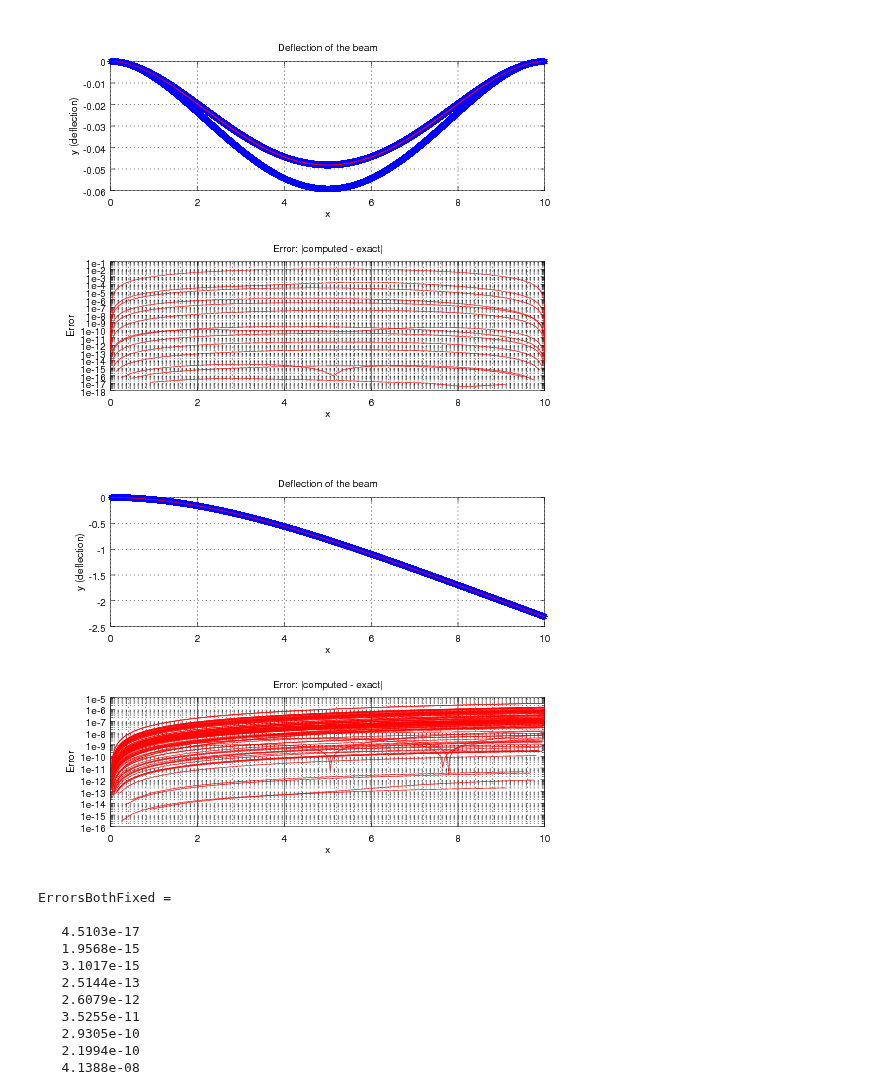
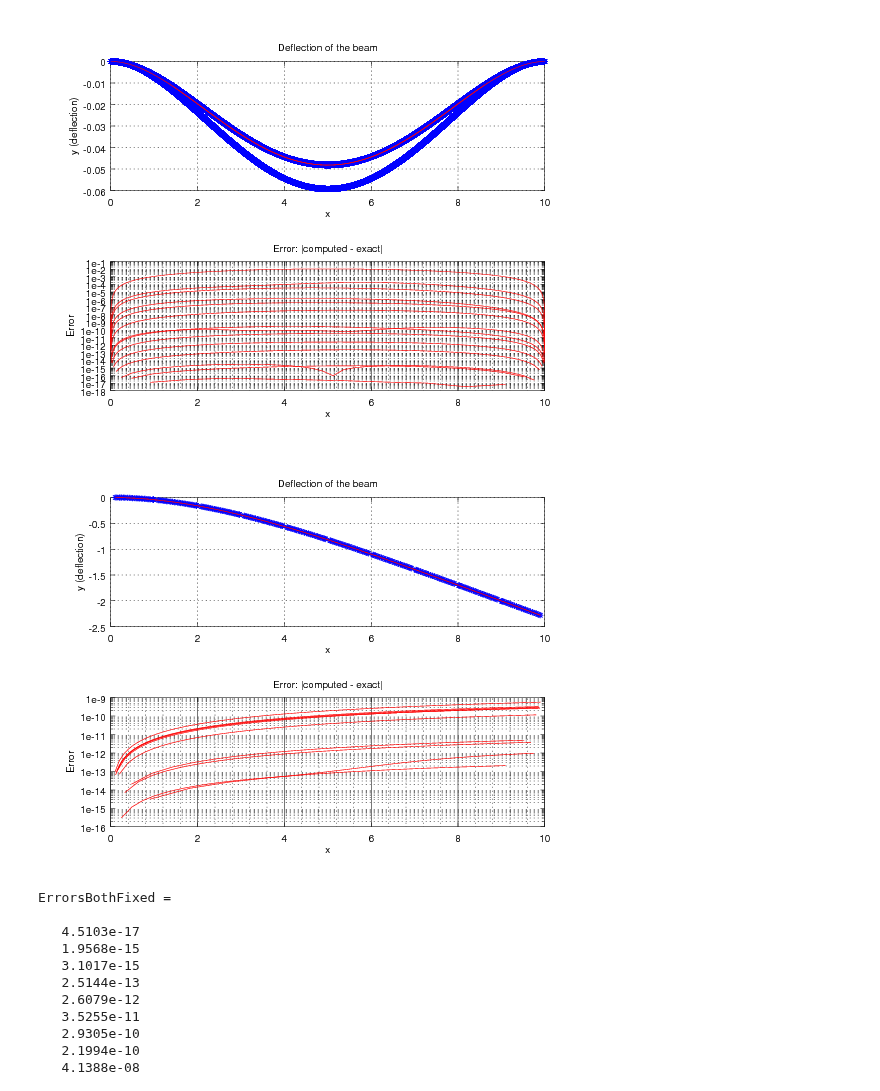
Before and after one commit to branberry/URGOResearch, a Jupyter notebook: SteelBeamSauerFirst.ipynb, the cells around one changed output. Cells and saved outputs as stored; diff of their text form; code cells hidden in the pictures.

```diff
--- a/SteelBeamSauerFirst.ipynb
+++ b/SteelBeamSauerFirst.ipynb
@@ -159,7 +165,7 @@ n = 10; % number of subintervals on [0, L]
 
 
 
-for i=1:100
+for i=1:10
     %N = n + 1; % number of unknowns to be solved for
     h = L/(n+1); % discretization spacing
 
@@ -186,34 +192,34 @@ for i=1:100
     dp1(n-1) = -(43/25);
     dp2(n-2) = 1.0;
     dm1(n-1) = -(24/25);
     dm1(n-2) = (-93/25);
     dm2(n-2) = (12/25);
     % Solve for y
     y = GaussElimPenta(dm2, dm1, d0, dp1, dp2, f);
     % Plots
 
     x = (h:h:L - h)';
     y_exact = -b*d*rho*g/(24*E*I)*x.^2.*(6.*L^2 - 4.*L*x + x.^2);
     ErrorsLeftFixedRightFree(i) = max(abs(y-y_exact));
     n = n + 10;
 
 
     subplot(2,1,1);
     plot(x, y, "b*", x, y_exact, "r")
     hold on
     title('Deflection of the beam');
     xlabel('x'); ylabel('y (deflection)');
     grid on;
     subplot(2,1,2);
     semilogy(x, abs(y - y_exact), "r")
     hold on
     title('Error: |computed - exact|');
     xlabel('x'); ylabel('Error');
     grid on;
 endfor
 ErrorsLeftFixedRightFree = ErrorsLeftFixedRightFree';
 # %% [output]
-[figure, old version]
+[figure, new version]
 # %%
 
 % vector that contains error values
```
Also changed, not shown: parts of 5 cells of this notebook.
